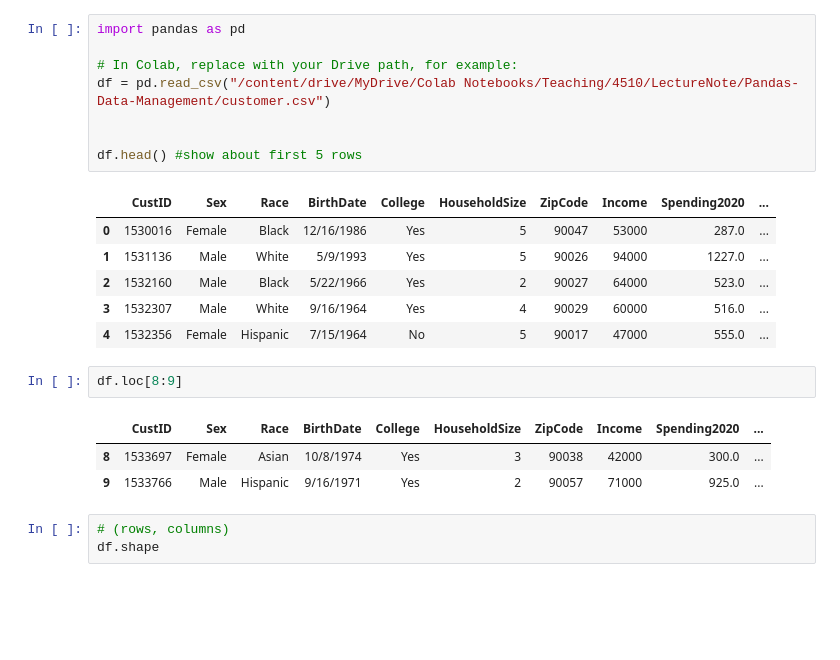
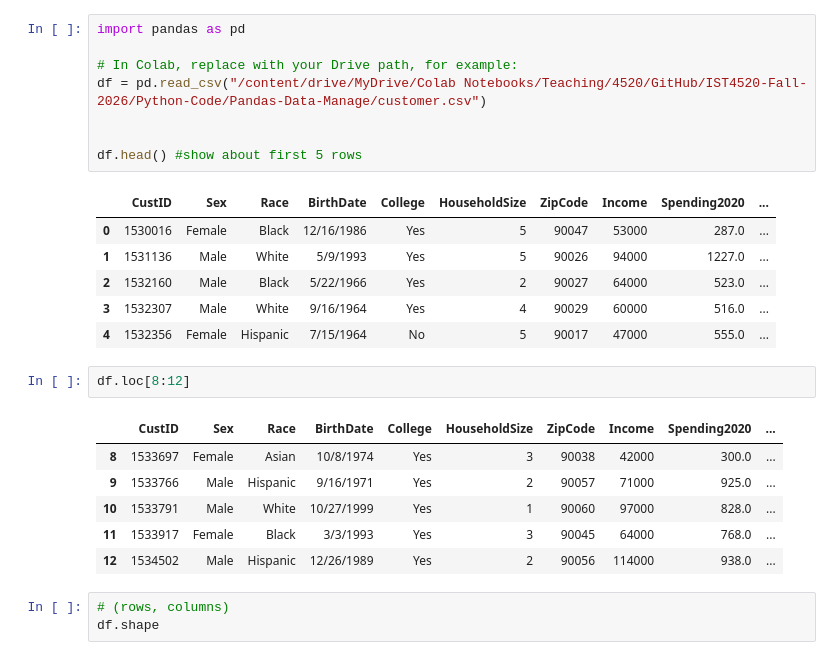
Before and after one commit to clearmindlearn/IST4520-Fall-2026, a Jupyter notebook: Python-Code/Pandas-Data-Manage/Pandas_Lecture-Section1-2.ipynb, the cells around one changed output. Cells and saved outputs as stored; diff of their text form; blank space fills up the shorter version.

```diff
--- a/Python-Code/Pandas-Data-Manage/Pandas_Lecture-Section1-2.ipynb
+++ b/Python-Code/Pandas-Data-Manage/Pandas_Lecture-Section1-2.ipynb
@@ -328,7 +336,7 @@ Drive already mounted at /content/drive; to attempt to forcibly remount, call dr
 import pandas as pd
 
 # In Colab, replace with your Drive path, for example:
-df = pd.read_csv("/content/drive/MyDrive/Colab Notebooks/Teaching/4510/LectureNote/Pandas-Data-Management/customer.csv")
+df = pd.read_csv("/content/drive/MyDrive/Colab Notebooks/Teaching/4520/GitHub/IST4520-Fall-2026/Python-Code/Pandas-Data-Manage/customer.csv")
 
 
 df.head() #show about first 5 rows
@@ -340,11 +348,14 @@ df.head() #show about first 5 rows
 | 3 | 1532307 | Male | White | 9/16/1964 | Yes | 4 | 90029 | 60000 | 516.0 | ... |
 | 4 | 1532356 | Female | Hispanic | 7/15/1964 | No | 5 | 90017 | 47000 | 555.0 | ... |
 # %%
-df.loc[8:9]
+df.loc[8:12]
 # %% [output]
 |  | CustID | Sex | Race | BirthDate | College | HouseholdSize | ZipCode | Income | Spending2020 | ... |
 | 8 | 1533697 | Female | Asian | 10/8/1974 | Yes | 3 | 90038 | 42000 | 300.0 | ... |
 | 9 | 1533766 | Male | Hispanic | 9/16/1971 | Yes | 2 | 90057 | 71000 | 925.0 | ... |
+| 10 | 1533791 | Male | White | 10/27/1999 | Yes | 1 | 90060 | 97000 | 828.0 | ... |
+| 11 | 1533917 | Female | Black | 3/3/1993 | Yes | 3 | 90045 | 64000 | 768.0 | ... |
+| 12 | 1534502 | Male | Hispanic | 12/26/1989 | Yes | 2 | 90056 | 114000 | 938.0 | ... |
 # %%
 # (rows, columns)
 df.shape
```
Also changed, not shown: parts of 1 cell of this notebook, 6 other files.
